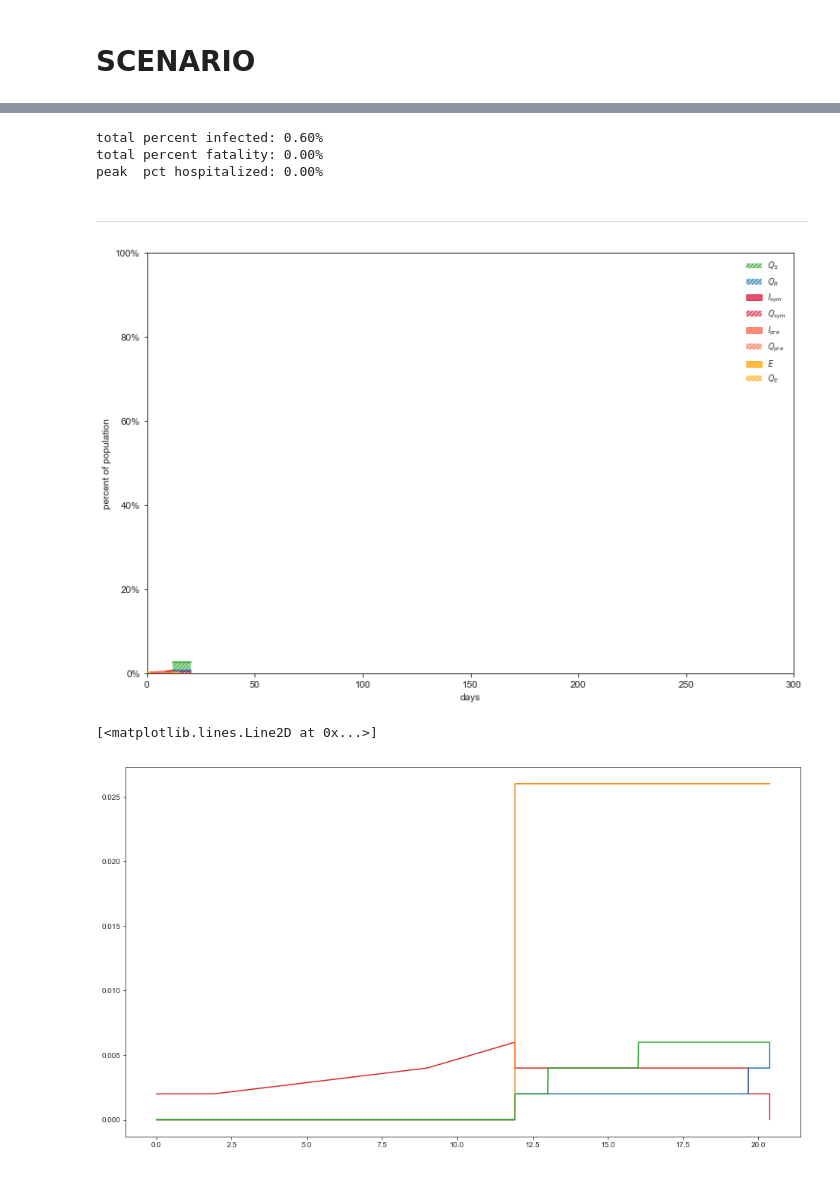
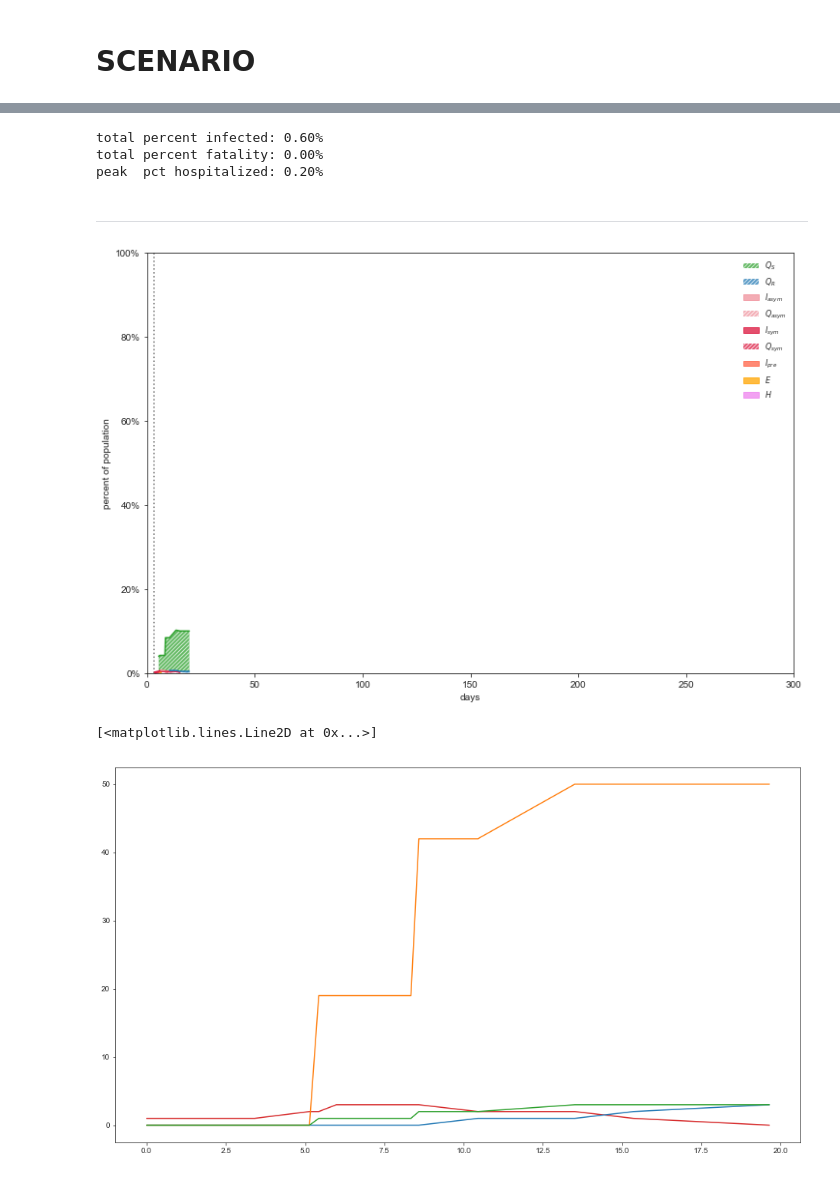
Before and after one commit to ryansmcgee/seirsplus, a Jupyter notebook: seirsplus/test_workplace_network.ipynb, the cells around one changed output, grey strips where cells are left out. Cells and saved outputs as stored; diff of their text form; code cells hidden in the pictures.

```diff
--- a/seirsplus/test_workplace_network.ipynb
+++ b/seirsplus/test_workplace_network.ipynb
@@ -57,7 +57,7 @@ parser.add_argument("-COHORT_ISOLATION_COMPLIANCE_RATE", "--COHORT_ISOLATION_COM
 parser.add_argument("-TEAM_ISOLATION_COMPLIANCE_RATE", "--TEAM_ISOLATION_COMPLIANCE_RATE",                default=1.0, type=float)
 parser.add_argument("-BETA_PAIRWISE_MODE",            "--BETA_PAIRWISE_MODE",             default='mean',       type=str)
 parser.add_argument("-ALPHA_PAIRWISE_MODE",           "--ALPHA_PAIRWISE_MODE",            default='mean',       type=str)
-parser.add_argument("-TRANSITION_MODE",               "--TRANSITION_MODE",                default='time_in_state',       type=str)
+parser.add_argument("-TRANSITION_MODE",               "--TRANSITION_MODE",                default='exponential_rates',       type=str)
 
 args, unknown = parser.parse_known_args()
 # %%
@@ -616,7 +600,7 @@ print("peak  pct hospitalized: %0.2f%%" % (numpy.max(model.numH)/N * 100) )
 # %% [output]
 total percent infected: 0.60%
 total percent fatality: 0.00%
-peak  pct hospitalized: 0.00%
+peak  pct hospitalized: 0.20%
 # %% [markdown]
 --------
 # %%
@@ -627,13 +611,13 @@ fig, ax = model.figure_infections(combine_Q_infected=False, show=False, use_seab
                                     ylim=1, xlim=300
                                  )
 # %% [output]
-[figure, old version]
+[figure, new version]
 # %%
 fig, ax = pyplot.subplots(figsize=(16,9))
-ax.plot(model.tseries, model.total_num_infected()/N, color='tab:red')
-ax.plot(model.tseries, model.total_num_recovered()/N, color='tab:blue')
-ax.plot(model.tseries, model.total_num_isolated()/N, color='tab:orange')
-ax.plot(model.tseries, model.total_num_positive()/N, color='tab:green')
+ax.plot(model.tseries, model.total_num_infected(), color='tab:red')
+ax.plot(model.tseries, model.total_num_recovered(), color='tab:blue')
+ax.plot(model.tseries, model.total_num_isolated(), color='tab:orange')
+ax.plot(model.tseries, model.total_num_positive(), color='tab:green')
 # %% [output]
 [<matplotlib.lines.Line2D at 0x...>]
-[figure, old version]
+[figure, new version]
```
Also changed, not shown: parts of 9 cells of this notebook, 10 other files.
